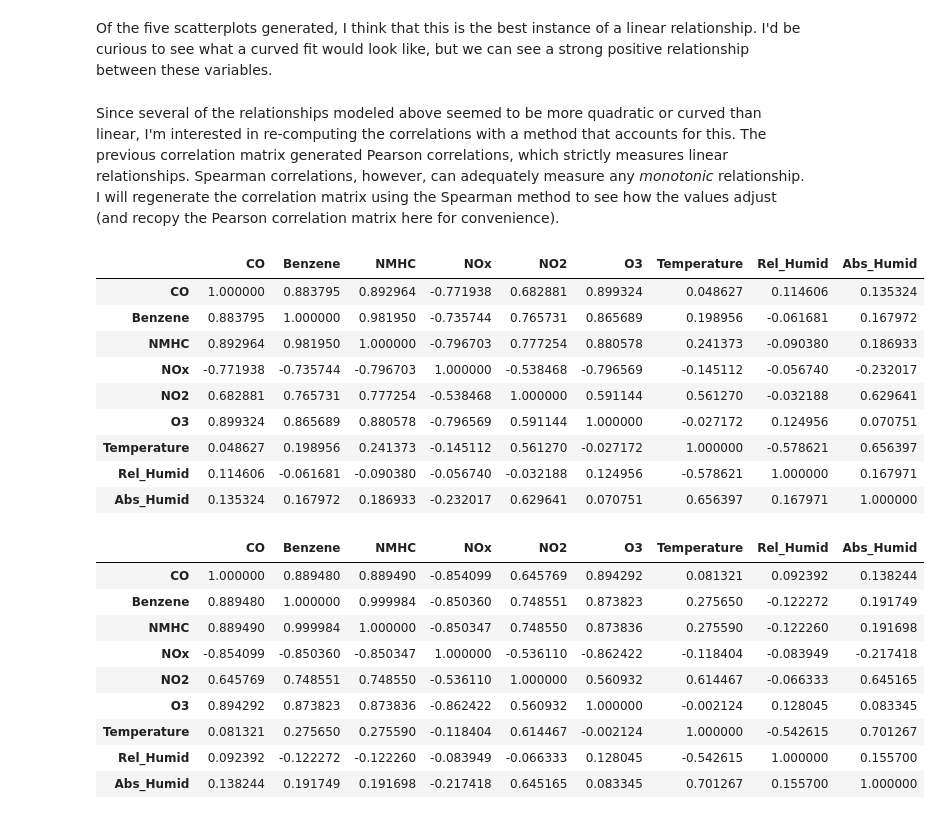
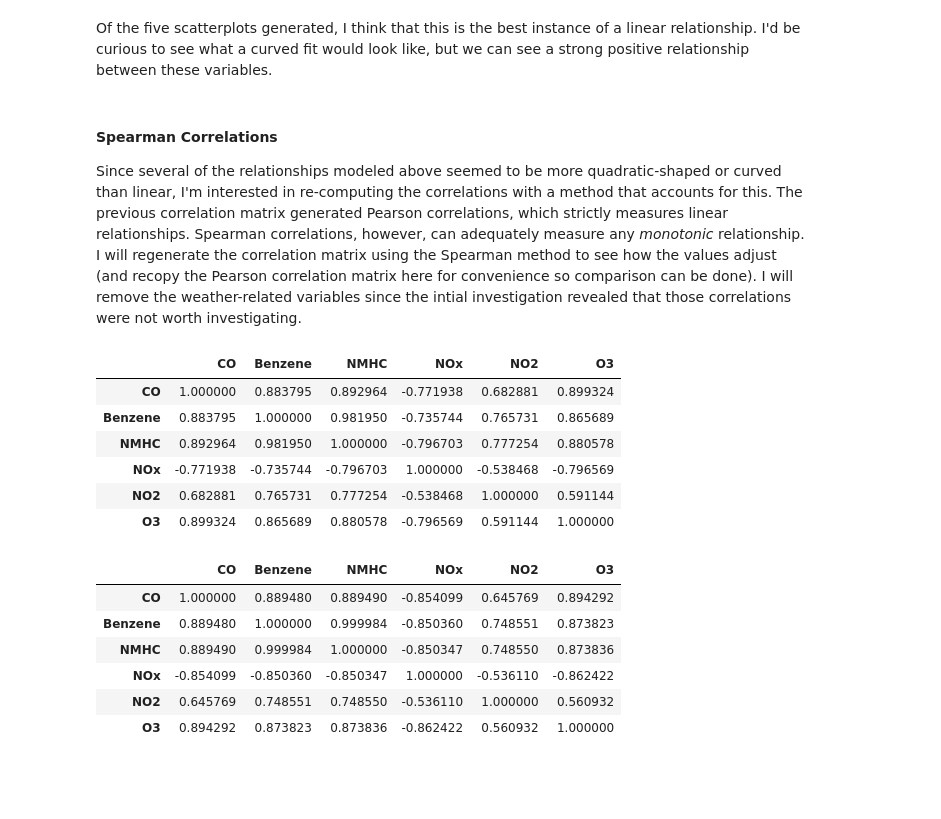
Before and after one commit to plindma/ST-554-Project1, a Jupyter notebook: Task2/ST554Project1Task2_Loring.ipynb, the cells around one changed output. Cells and saved outputs as stored; diff of their text form; code cells hidden in the pictures; blank space fills up the shorter version.

```diff
--- a/Task2/ST554Project1Task2_Loring.ipynb
+++ b/Task2/ST554Project1Task2_Loring.ipynb
@@ -117,6 +130,18 @@ air_qual_sub.loc[air_qual_sub["Date"].dt.dayofweek >= 5, "Day_Type"] = "Weekend"
 air_qual_sub["Time_Type"] = "AM" #initializes every value as "AM"
 air_qual_sub.loc[air_qual_sub["Time"] >= time(12, 0, 0), "Time_Type"] = "PM"
     #changes value to "PM" if Time is in the afternoon
+
+# adds Month_Num variable
+air_qual_sub["Month_Num"] = air_qual_sub["Date"].dt.month
+
+# adds Month_Name variable
+air_qual_sub["Month_Name"] = air_qual_sub["Date"].dt.month_name()
+
+# adds Season variable
+season_dict_maps = {"January": "Winter", "February": "Winter", "March": "Spring", "April": "Spring",
+                    "May": "Spring", "June": "Summer", "July": "Summer", "August": "Summer",
+                    "September": "Fall", "October": "Fall", "November": "Fall", "December": "Winter"}
+air_qual_sub["Season"] = air_qual_sub["Month_Name"].map(season_dict_maps)
 
 # adds CO_5 variable
 air_qual_sub["CO_5"] = "Below" #initializes every value as "Below"
@@ -281,32 +383,27 @@ scatter_plot("O3", "Benzene")
 # %% [markdown]
 Of the five scatterplots generated, I think that this is the best instance of a linear relationship. I'd be curious to see what a curved fit would look like, but we can see a strong positive relationship between these variables.
 # %% [markdown]
-Since several of the relationships modeled above seemed to be more quadratic or curved than linear, I'm interested in re-computing the correlations with a method that accounts for this. The previous correlation matrix generated Pearson correlations, which strictly measures linear relationships. Spearman correlations, however, can adequately measure any *monotonic* relationship. I will regenerate the correlation matrix using the Spearman method to see how the values adjust (and recopy the Pearson correlation matrix here for convenience).
+#### **Spearman Correlations**
+Since several of the relationships modeled above seemed to be more quadratic-shaped or curved than linear, I'm interested in re-computing the correlations with a method that accounts for this. The previous correlation matrix generated Pearson correlations, which strictly measures linear relationships. Spearman correlations, however, can adequately measure any *monotonic* relationship. I will regenerate the correlation matrix using the Spearman method to see how the values adjust (and recopy the Pearson correlation matrix here for convenience so comparison can be done). I will remove the weather-related variables since the intial investigation revealed that those correlations were not worth investigating.
 # %%
 # Pearson correlations (again)
-air_qual_sub[["CO", "Benzene", "NMHC", "NOx", "NO2", "O3", "Temperature", "Rel_Humid", "Abs_Humid"]].corr()
+air_qual_sub[["CO", "Benzene", "NMHC", "NOx", "NO2", "O3"]].corr()
 # %% [output]
-|  | CO | Benzene | NMHC | NOx | NO2 | O3 | Temperature | Rel_Humid | Abs_Humid |
-| CO | 1.000000 | 0.883795 | 0.892964 | -0.771938 | 0.682881 | 0.899324 | 0.048627 | 0.114606 | 0.135324 |
-| Benzene | 0.883795 | 1.000000 | 0.981950 | -0.735744 | 0.765731 | 0.865689 | 0.198956 | -0.061681 | 0.167972 |
-| NMHC | 0.892964 | 0.981950 | 1.000000 | -0.796703 | 0.777254 | 0.880578 | 0.241373 | -0.090380 | 0.186933 |
-| NOx | -0.771938 | -0.735744 | -0.796703 | 1.000000 | -0.538468 | -0.796569 | -0.145112 | -0.056740 | -0.232017 |
-| NO2 | 0.682881 | 0.765731 | 0.777254 | -0.538468 | 1.000000 | 0.591144 | 0.561270 | -0.032188 | 0.629641 |
-| O3 | 0.899324 | 0.865689 | 0.880578 | -0.796569 | 0.591144 | 1.000000 | -0.027172 | 0.124956 | 0.070751 |
-| Temperature | 0.048627 | 0.198956 | 0.241373 | -0.145112 | 0.561270 | -0.027172 | 1.000000 | -0.578621 | 0.656397 |
-| Rel_Humid | 0.114606 | -0.061681 | -0.090380 | -0.056740 | -0.032188 | 0.124956 | -0.578621 | 1.000000 | 0.167971 |
-| Abs_Humid | 0.135324 | 0.167972 | 0.186933 | -0.232017 | 0.629641 | 0.070751 | 0.656397 | 0.167971 | 1.000000 |
+|  | CO | Benzene | NMHC | NOx | NO2 | O3 |
+| CO | 1.000000 | 0.883795 | 0.892964 | -0.771938 | 0.682881 | 0.899324 |
+| Benzene | 0.883795 | 1.000000 | 0.981950 | -0.735744 | 0.765731 | 0.865689 |
+| NMHC | 0.892964 | 0.981950 | 1.000000 | -0.796703 | 0.777254 | 0.880578 |
+| NOx | -0.771938 | -0.735744 | -0.796703 | 1.000000 | -0.538468 | -0.796569 |
+| NO2 | 0.682881 | 0.765731 | 0.777254 | -0.538468 | 1.000000 | 0.591144 |
+| O3 | 0.899324 | 0.865689 | 0.880578 | -0.796569 | 0.591144 | 1.000000 |
 # %%
 # Spearman correlations
-air_qual_sub[["CO", "Benzene", "NMHC", "NOx", "NO2", "O3", "Temperature", "Rel_Humid", "Abs_Humid"]].corr(method="spearman")
+air_qual_sub[["CO", "Benzene", "NMHC", "NOx", "NO2", "O3"]].corr(method="spearman")
 # %% [output]
-|  | CO | Benzene | NMHC | NOx | NO2 | O3 | Temperature | Rel_Humid | Abs_Humid |
-| CO | 1.000000 | 0.889480 | 0.889490 | -0.854099 | 0.645769 | 0.894292 | 0.081321 | 0.092392 | 0.138244 |
-| Benzene | 0.889480 | 1.000000 | 0.999984 | -0.850360 | 0.748551 | 0.873823 | 0.275650 | -0.122272 | 0.191749 |
-| NMHC | 0.889490 | 0.999984 | 1.000000 | -0.850347 | 0.748550 | 0.873836 | 0.275590 | -0.122260 | 0.191698 |
-| NOx | -0.854099 | -0.850360 | -0.850347 | 1.000000 | -0.536110 | -0.862422 | -0.118404 | -0.083949 | -0.217418 |
-| NO2 | 0.645769 | 0.748551 | 0.748550 | -0.536110 | 1.000000 | 0.560932 | 0.614467 | -0.066333 | 0.645165 |
-| O3 | 0.894292 | 0.873823 | 0.873836 | -0.862422 | 0.560932 | 1.000000 | -0.002124 | 0.128045 | 0.083345 |
-| Temperature | 0.081321 | 0.275650 | 0.275590 | -0.118404 | 0.614467 | -0.002124 | 1.000000 | -0.542615 | 0.701267 |
-| Rel_Humid | 0.092392 | -0.122272 | -0.122260 | -0.083949 | -0.066333 | 0.128045 | -0.542615 | 1.000000 | 0.155700 |
-| Abs_Humid | 0.138244 | 0.191749 | 0.191698 | -0.217418 | 0.645165 | 0.083345 | 0.701267 | 0.155700 | 1.000000 |
+|  | CO | Benzene | NMHC | NOx | NO2 | O3 |
+| CO | 1.000000 | 0.889480 | 0.889490 | -0.854099 | 0.645769 | 0.894292 |
+| Benzene | 0.889480 | 1.000000 | 0.999984 | -0.850360 | 0.748551 | 0.873823 |
+| NMHC | 0.889490 | 0.999984 | 1.000000 | -0.850347 | 0.748550 | 0.873836 |
+| NOx | -0.854099 | -0.850360 | -0.850347 | 1.000000 | -0.536110 | -0.862422 |
+| NO2 | 0.645769 | 0.748551 | 0.748550 | -0.536110 | 1.000000 | 0.560932 |
+| O3 | 0.894292 | 0.873823 | 0.873836 | -0.862422 | 0.560932 | 1.000000 |
```
Also changed, not shown: parts of 38 cells of this notebook.
